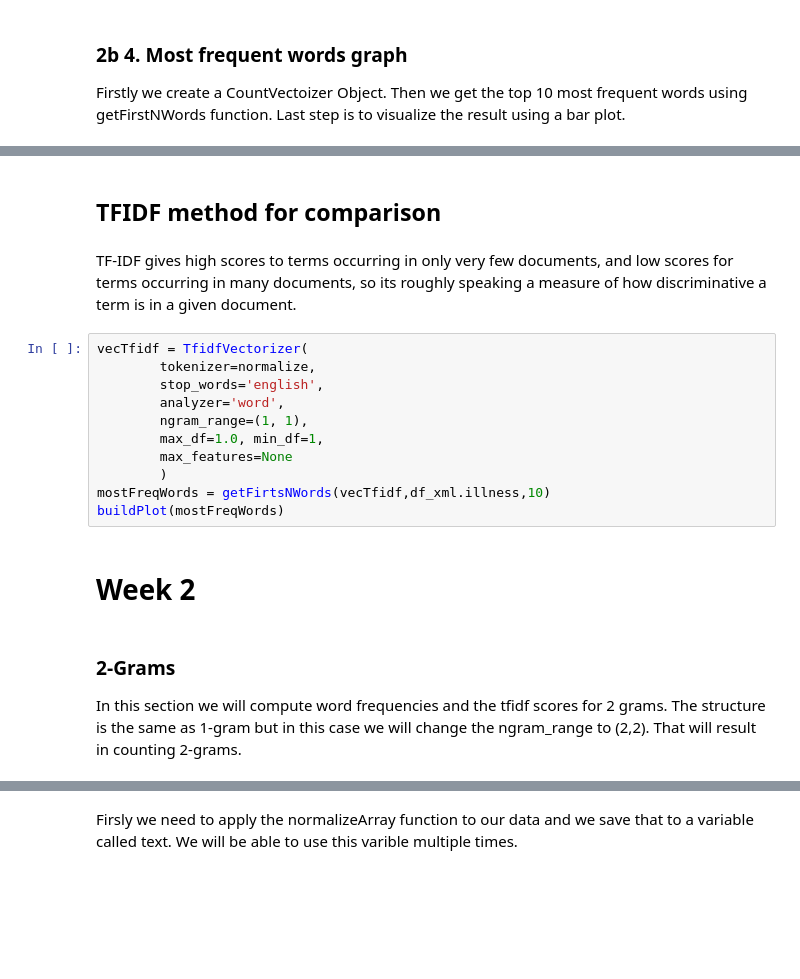
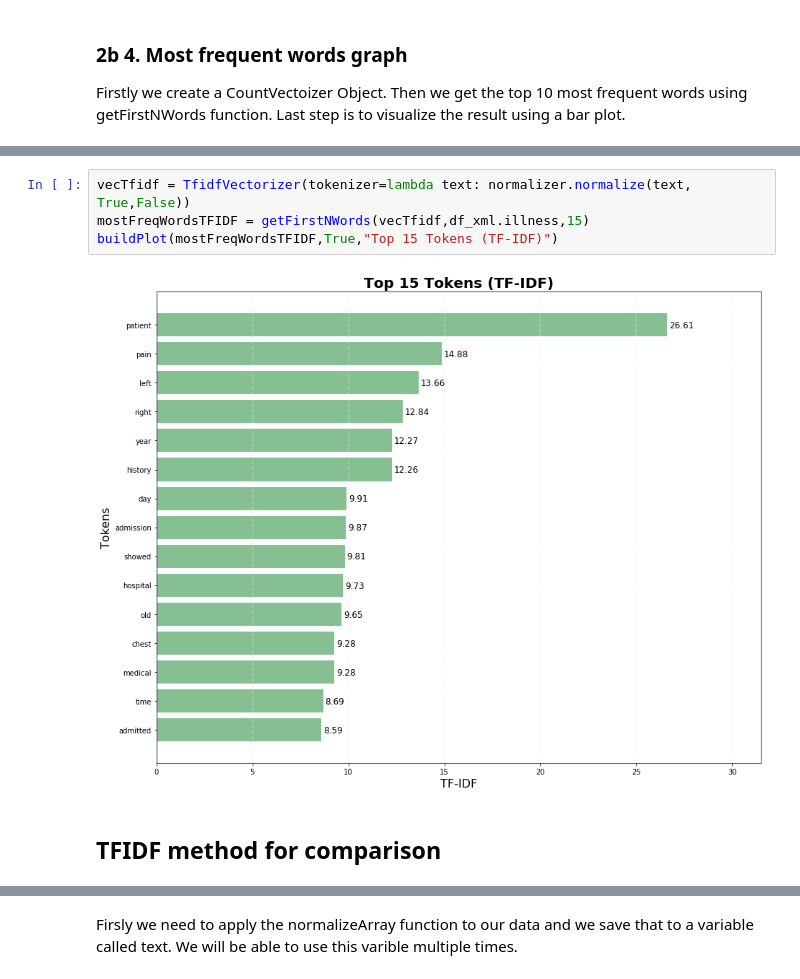
Before and after one commit to LaertNuhu/MedDataVisualisation, a Jupyter notebook: Implementation.ipynb, the cells around one changed output, grey strips where cells are left out. Drawn from its saved outputs; the diff is of its cells as text; blank space fills up the shorter version.

```diff
--- a/Implementation.ipynb
+++ b/Implementation.ipynb
@@ -315,21 +300,8 @@ mostFreqWordsDf.style.bar(subset=["token","count"], color='#4286f4')
+# %%
+vecTfidf = TfidfVectorizer(tokenizer=lambda text: normalizer.normalize(text, True,False))
+mostFreqWordsTFIDF = getFirstNWords(vecTfidf,df_xml.illness,15)
+buildPlot(mostFreqWordsTFIDF,True,"Top 15 Tokens (TF-IDF)")
+# %% [output]
+[figure, added]
 # %% [markdown]
 ## TFIDF method for comparison
-# %% [markdown]
-TF-IDF gives high scores to terms occurring in only very few documents, and low scores for terms occurring in many documents, so its roughly speaking a measure of how discriminative a term is in a given document.
-# %%
-vecTfidf = TfidfVectorizer(
-        tokenizer=normalize,
-        stop_words='english',
-        analyzer='word',
-        ngram_range=(1, 1),
-        max_df=1.0, min_df=1,
-        max_features=None
-        )
-mostFreqWords = getFirtsNWords(vecTfidf,df_xml.illness,10)
-buildPlot(mostFreqWords)
-# %% [markdown]
-# Week 2
-# %% [markdown]
-### 2-Grams
-In this section we will compute word frequencies and the tfidf scores for 2 grams.
-The structure is the same as 1-gram but in this case we will change the ngram_range to (2,2). That will result in counting 2-grams.
```
Also changed, not shown: parts of 54 cells of this notebook.
